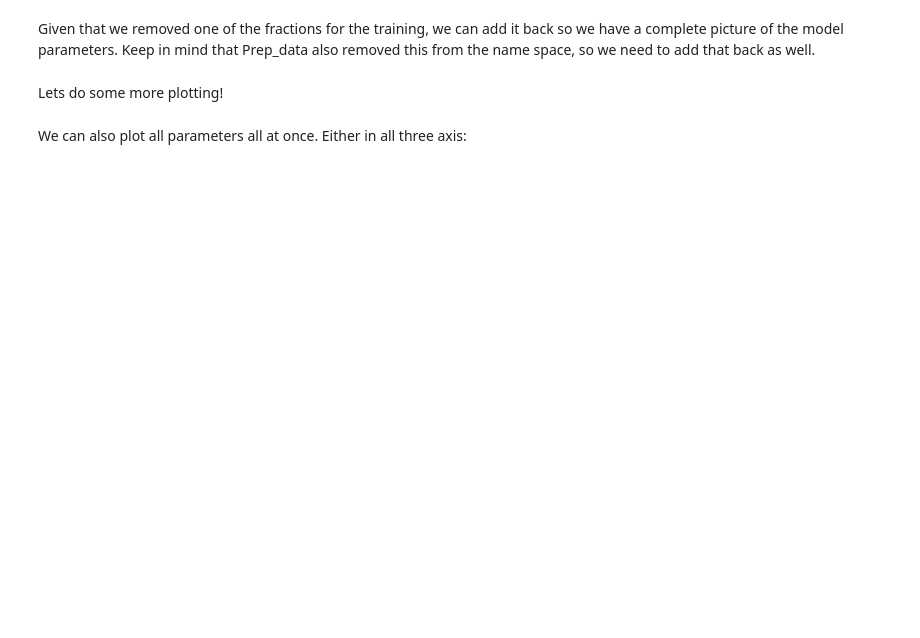
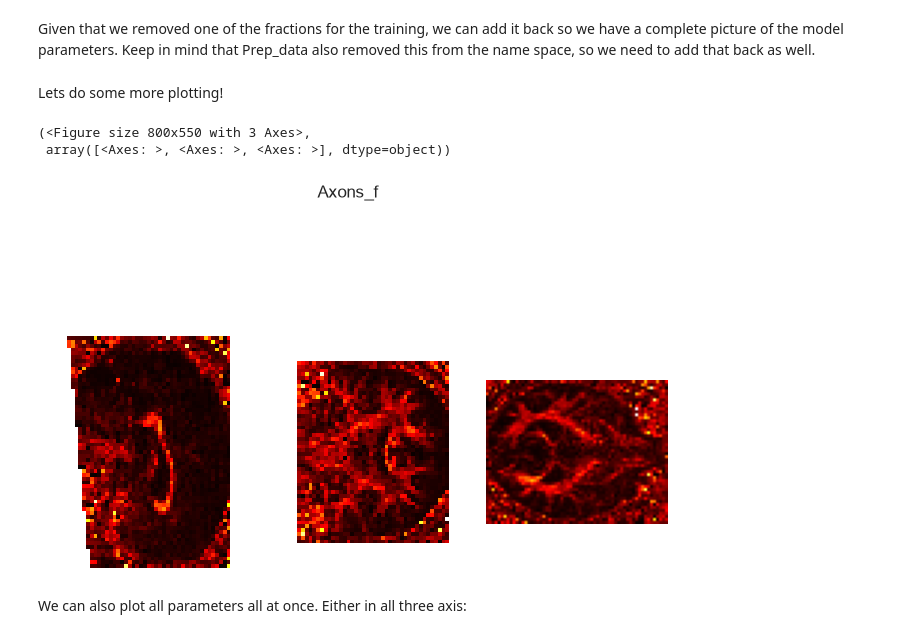
Before and after one commit to meggl23/SBI_MRI, a Jupyter notebook: Tutorial.ipynb, the cells around one changed output. Cells and saved outputs as stored; diff of their text form; code cells hidden in the pictures; blank space fills up the shorter version.

```diff
--- a/Tutorial.ipynb
+++ b/Tutorial.ipynb
@@ -228,5 +317,5 @@ SBModel._add_compartment("Sticks","Axons")
 SBModel._add_compartment("Balls","Astrocytes")
 SBModel._set_default_SNR(50)
 # %%
-Params,Signals = SBModel.sample_and_simulation(10_000,parallel=True,rng = np.random.default_rng(42),Save=False)
+Params,Signals = SBModel.sample_and_simulation(10_000,parallel=True,rng = np.random.default_rng(42))
 Par,Obs,Names,Bounds = Helpers.Prep_data(Params,Signals,SBModel.parameter_list)
@@ -236,11 +332,15 @@ Result = SBI.Infer_from_volume(SBNetwork,data_norm,batch_size=32)
 # %% [markdown]
 Given that we removed one of the fractions for the training, we can add it back so we have a complete picture of the model parameters. Keep in mind that Prep_data also removed this from the name space, so we need to add that back as well.
 # %%
-Result,Names = Helpers.Add_back_fraction(Result,Names,SBModel)
+Result_aug,Names = Helpers.Add_back_fraction(Result,Names,SBModel)
 # %% [markdown]
 Lets do some more plotting!
 # %%
-Helpers.Plot_parameter_map(Result,SBModel,'Hindered_f',data_range = [0,1])
+Helpers.Plot_parameter_map(Result_aug,SBModel,'Axons_f',data_range = [0,1])
+# %% [output]
+(<Figure size 800x550 with 3 Axes>,
+ array([<Axes: >, <Axes: >, <Axes: >], dtype=object))
+[figure, added]
 # %% [markdown]
 We can also plot all parameters all at once. Either in all three axis:
 # %%
```
Also changed, not shown: parts of 31 cells of this notebook, 4 other files.
